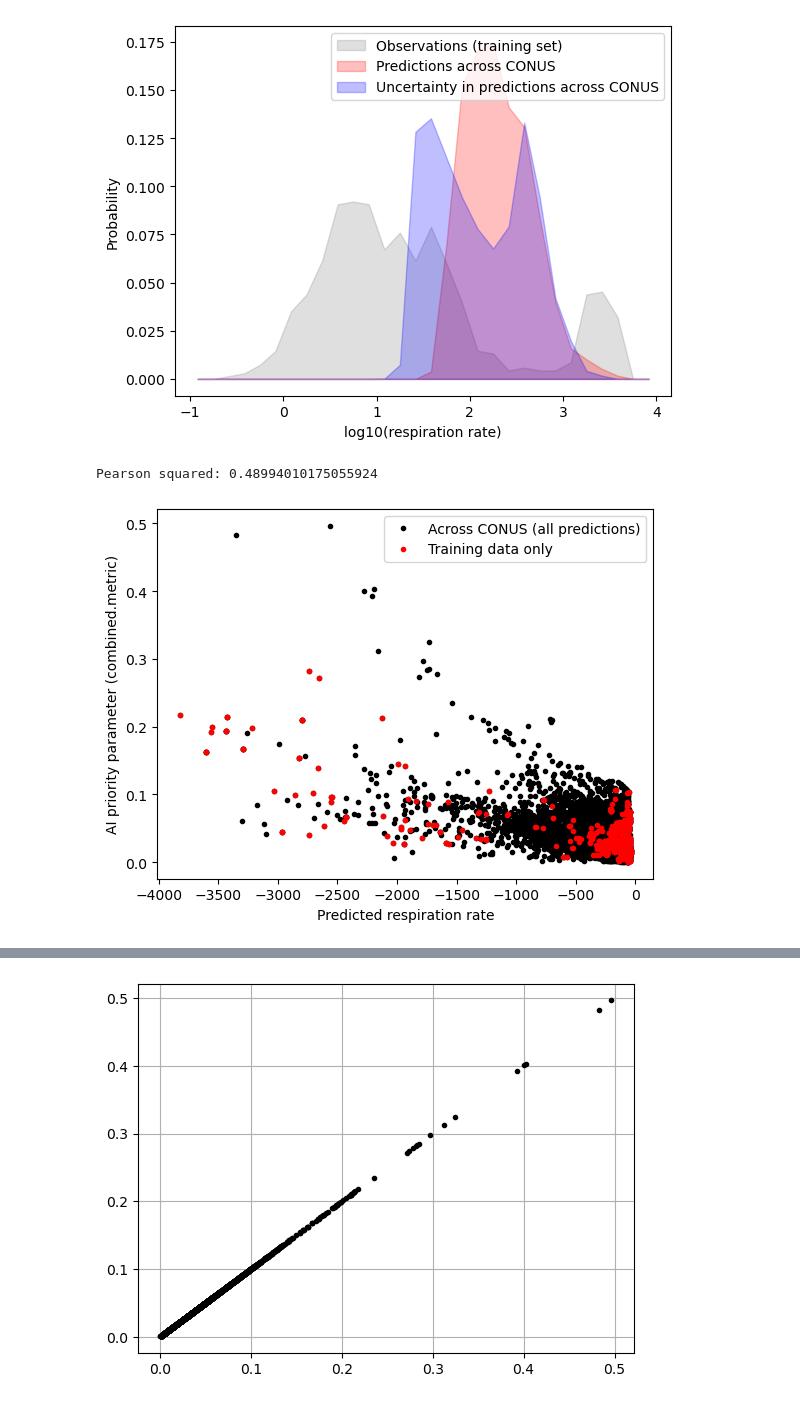
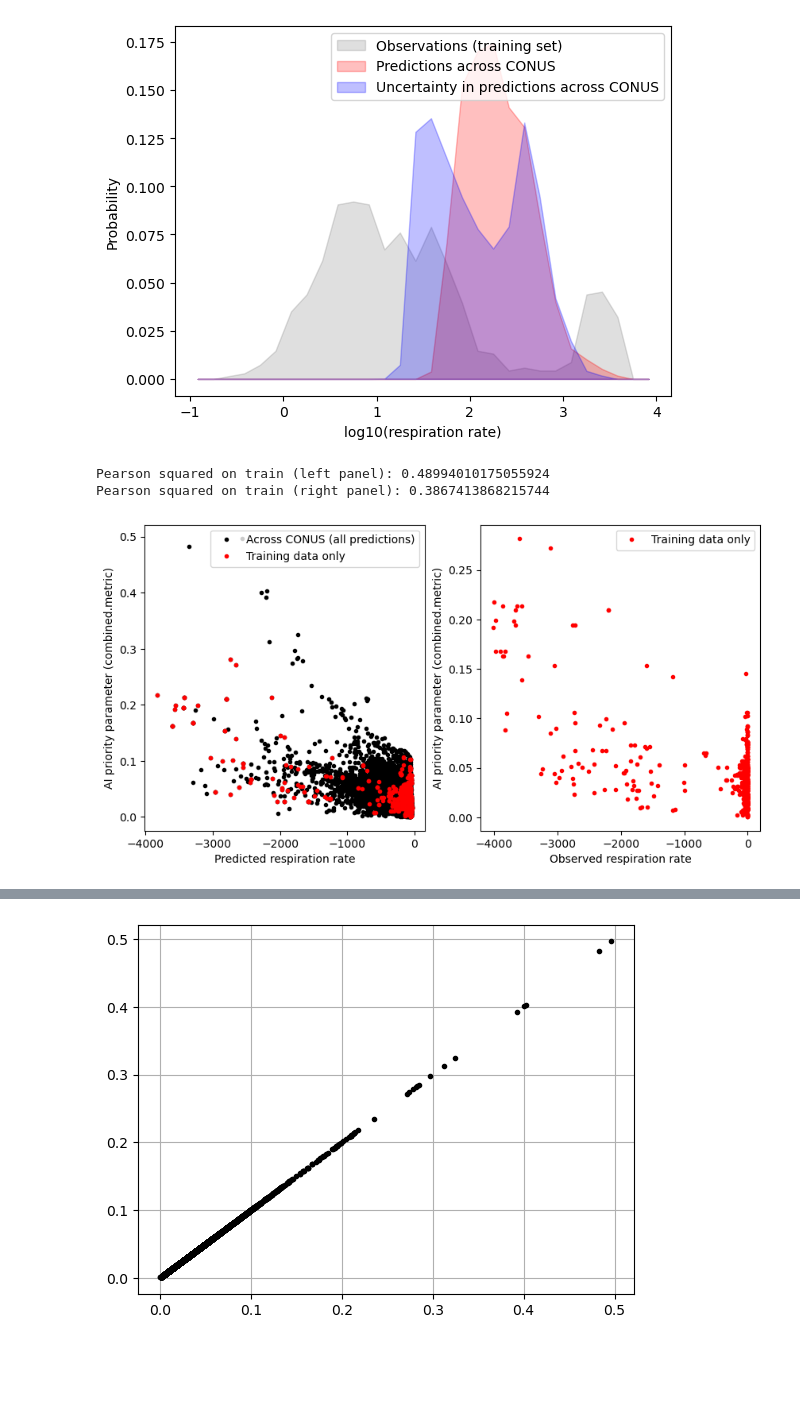
Before and after one commit to WHONDRS-Hub/ICON-ModEx_Open_Manuscript, a Jupyter notebook: fig-resp-rate-hist/explore_ai_metrics.ipynb, the cells around one changed output, grey strips where cells are left out. Saved outputs shown, nothing was run; the diff lists cells and outputs as text; code cells hidden in the pictures; blank space fills up the shorter version.

Commit message:
Add panels comparing obs RR with AI metrics

```diff
--- a/fig-resp-rate-hist/explore_ai_metrics.ipynb
+++ b/fig-resp-rate-hist/explore_ai_metrics.ipynb
@@ -122,27 +122,48 @@ ax.legend(['Observations (training set)','Predictions across CONUS','Uncertainty
 <matplotlib.legend.Legend at 0x...>
 [figure]
 # %%
-fig, ax = plt.subplots()
+fig, (ax,ax2) = plt.subplots(1,2,figsize=(10,5))
 
 ax.plot(
     predict['Normalized_Respiration_Rate_mg_DO_per_H_per_L_sediment_pre_avg'],
     predict['combined.metric_pre_avg'],
     'k.')
 
 ax.plot(
     train_predict_merged['Normalized_Respiration_Rate_mg_DO_per_H_per_L_sediment_pre_avg'],
     train_predict_merged['combined.metric_pre_avg'],
     'r.')
 
 ax.set_xlabel('Predicted respiration rate')
 ax.set_ylabel('AI priority parameter (combined.metric)')
 ax.legend(["Across CONUS (all predictions)","Training data only"])
 
+# No observations are available for predictions!
+#ax2.plot(
+#    predict['Normalized_Respiration_Rate_mg_DO_per_H_per_L_sediment'],
+#    predict['combined.metric_pre_avg'],
+#    'k.')
+
+ax2.plot(
+    train_predict_merged['Normalized_Respiration_Rate_mg_DO_per_H_per_L_sediment'],
+    train_predict_merged['combined.metric_pre_avg'],
+    'r.')
+
+ax2.set_xlabel('Observed respiration rate')
+ax2.set_ylabel('AI priority parameter (combined.metric)')
+ax2.legend(["Training data only"])
+
 my_r = np.corrcoef(
     train_predict_merged['Normalized_Respiration_Rate_mg_DO_per_H_per_L_sediment_pre_avg'],
     train_predict_merged['combined.metric_pre_avg'])
-print('Pearson squared: '+str(np.min(my_r*my_r)))
+print('Pearson squared on train (left panel): '+str(np.min(my_r*my_r)))
+
+my_r = np.corrcoef(
+    train_predict_merged['Normalized_Respiration_Rate_mg_DO_per_H_per_L_sediment'],
+    train_predict_merged['combined.metric_pre_avg'])
+print('Pearson squared on train (right panel): '+str(np.min(my_r*my_r)))
 # %% [output]
-Pearson squared: 0.48994010175055924
+Pearson squared on train (left panel): 0.48994010175055924
+Pearson squared on train (right panel): 0.3867413868215744
-[figure, old version]
+[figure, new version]
 # %%
```
Also changed, not shown: parts of 2 cells of this notebook.
